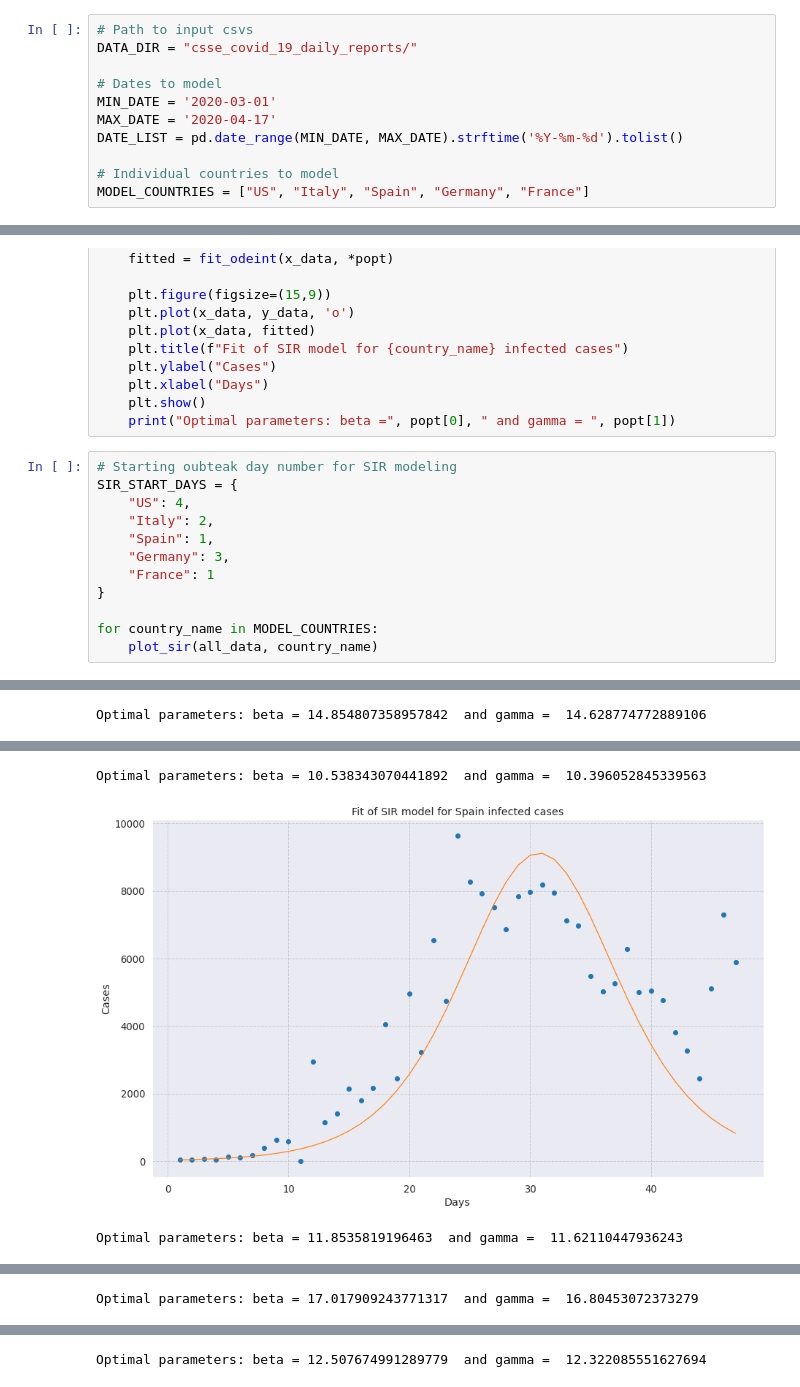
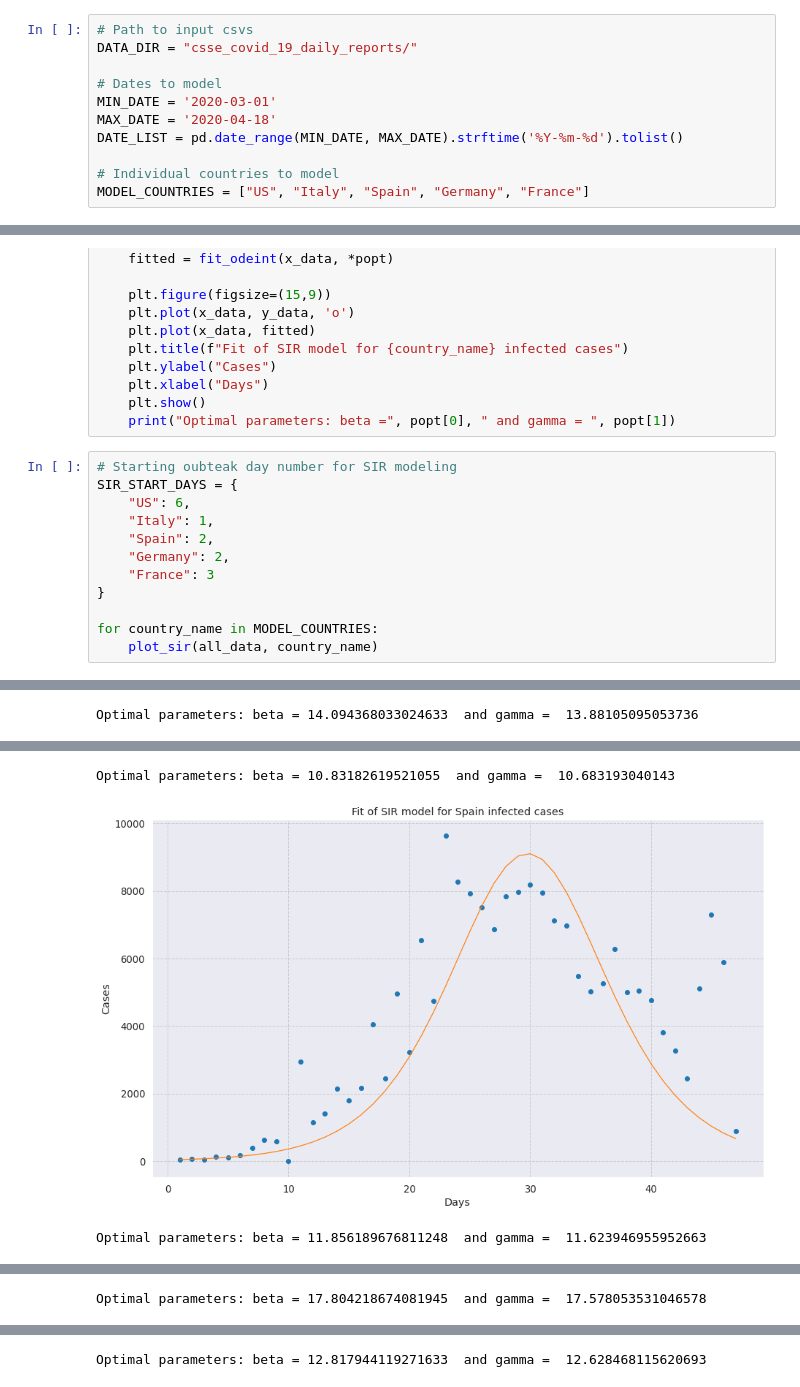
Before and after one commit to rdcolema/covid19-tracking, a Jupyter notebook: covid_forecasting.ipynb, the cells around one changed output, grey strips where cells are left out. Saved outputs shown, nothing was run; the diff lists cells and outputs as text.

```diff
--- a/covid_forecasting.ipynb
+++ b/covid_forecasting.ipynb
@@ -31,7 +31,7 @@ DATA_DIR = "csse_covid_19_daily_reports/"
 
 # Dates to model
 MIN_DATE = '2020-03-01'
-MAX_DATE = '2020-04-17'
+MAX_DATE = '2020-04-18'
 DATE_LIST = pd.date_range(MIN_DATE, MAX_DATE).strftime('%Y-%m-%d').tolist()
 
 # Individual countries to model
@@ -434,11 +434,11 @@ def plot_sir(df, country_name):
 # %%
 # Starting oubteak day number for SIR modeling
 SIR_START_DAYS = {
-    "US": 4,
-    "Italy": 2,
-    "Spain": 1,
-    "Germany": 3,
-    "France": 1
+    "US": 6,
+    "Italy": 1,
+    "Spain": 2,
+    "Germany": 2,
+    "France": 3
 }
 
 for country_name in MODEL_COUNTRIES:
@@ -448 +448 @@ for country_name in MODEL_COUNTRIES:
-Optimal parameters: beta = 14.854807358957842  and gamma =  14.628774772889106
+Optimal parameters: beta = 14.094368033024633  and gamma =  13.88105095053736
@@ -450,3 +450,3 @@ Optimal parameters: beta = 14.854807358957842  and gamma =  14.628774772889106
-Optimal parameters: beta = 10.538343070441892  and gamma =  10.396052845339563
+Optimal parameters: beta = 10.83182619521055  and gamma =  10.683193040143
-[figure, old version]
+[figure, new version]
-Optimal parameters: beta = 11.8535819196463  and gamma =  11.62110447936243
+Optimal parameters: beta = 11.856189676811248  and gamma =  11.623946955952663
@@ -454 +454 @@ Optimal parameters: beta = 11.8535819196463  and gamma =  11.62110447936243
-Optimal parameters: beta = 17.017909243771317  and gamma =  16.80453072373279
+Optimal parameters: beta = 17.804218674081945  and gamma =  17.578053531046578
@@ -456 +456 @@ Optimal parameters: beta = 17.017909243771317  and gamma =  16.80453072373279
-Optimal parameters: beta = 12.507674991289779  and gamma =  12.322085551627694
+Optimal parameters: beta = 12.817944119271633  and gamma =  12.628468115620693
```
Also changed, not shown: parts of 4 cells of this notebook, 2 other files.
